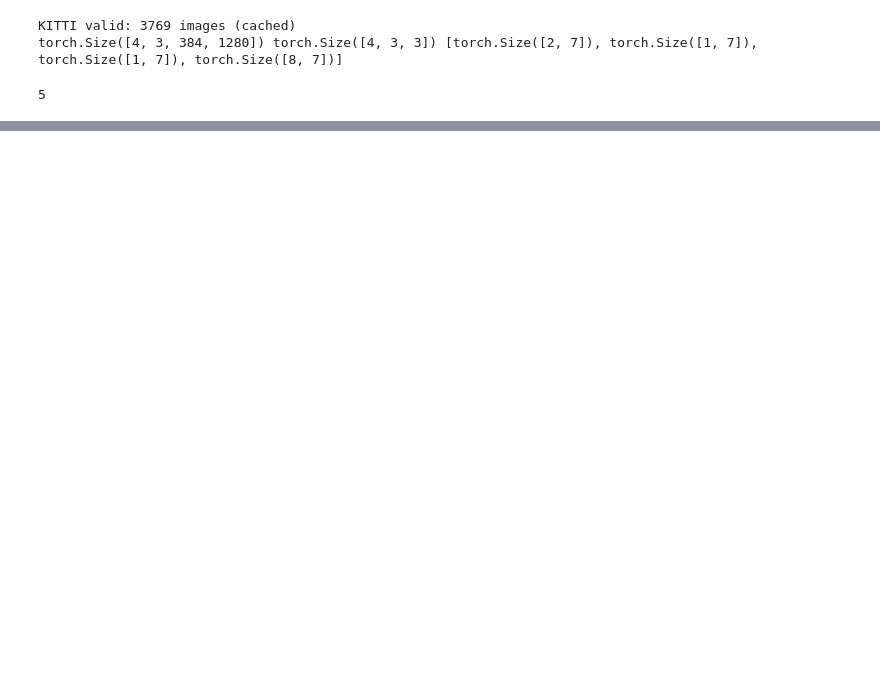
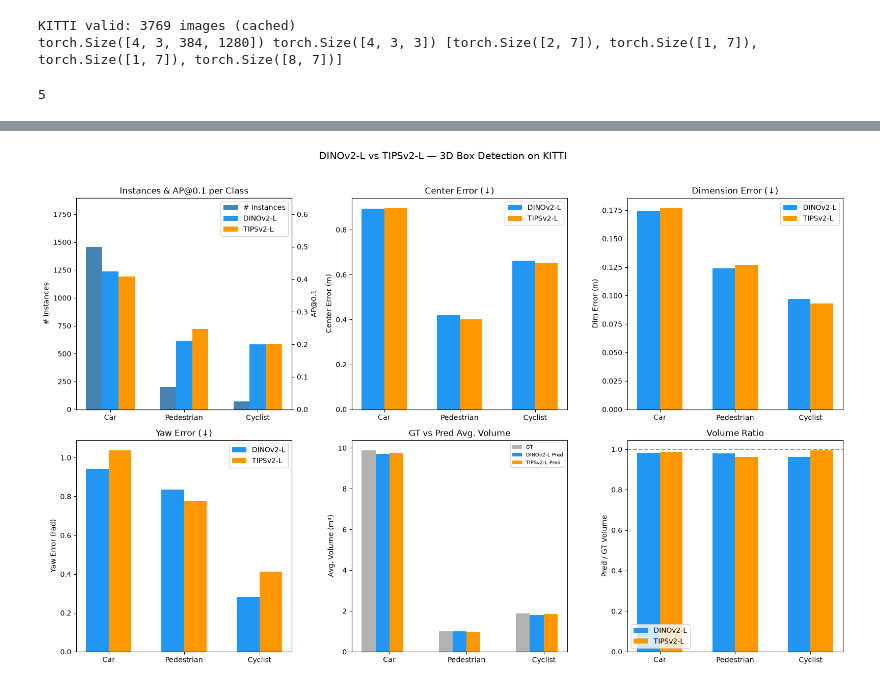
Before and after one commit to MlLearnerAkash/probe3d, a Jupyter notebook: notebooks/playground.ipynb, the cells around one changed output, grey strips where cells are left out. Cells and saved outputs as stored; diff of their text form; code cells hidden in the pictures; blank space fills up the shorter version.

```diff
--- a/notebooks/playground.ipynb
+++ b/notebooks/playground.ipynb
@@ -159,0 +336,99 @@ draw_boxes(image[0], gt, pred_boxes, K)
+# %%
+# --- DINOv2-L vs TIPSv2-L Comparison ---
+import numpy as np
+import matplotlib.pyplot as plt
+
+classes = ["Car", "Pedestrian", "Cyclist"]
+n_instances = [1459, 201, 70]  # same for both
+
+# DINOv2-L results (from run)
+dinov2 = {
+    "ap_01":      [0.424, 0.211, 0.200],
+    "center_err": [0.893, 0.420, 0.662],
+    "dim_err":    [0.174, 0.124, 0.097],
+    "yaw_err":    [0.941, 0.834, 0.281],
+    "gt_vol":     [9.89,  1.01,  1.87],
+    "pred_vol":   [9.70,  0.99,  1.80],
+}
+
+# TIPSv2-L results (from run)
+tipsv2 = {
+    "ap_01":      [0.408, 0.247, 0.201],
+    "center_err": [0.897, 0.402, 0.652],
+    "dim_err":    [0.177, 0.127, 0.093],
+    "yaw_err":    [1.038, 0.777, 0.411],
+    "gt_vol":     [9.89,  1.01,  1.87],
+    "pred_vol":   [9.75,  0.97,  1.86],
+}
+
+fig, axes = plt.subplots(2, 3, figsize=(16, 10))
+x = np.arange(len(classes))
+w = 0.22
+w2 = 0.30
+colors = ["#2196F3", "#FF9800"]  # blue=DINOv2, orange=TIPSv2
+
+# Row 1: AP@0.1 + Instances, Center Error, Dim Error
+# --- AP@0.1 + # Instances (dual axis) ---
+axes[0, 0].bar(x - w, n_instances, w, label="# Instances", color="steelblue", zorder=2)
+ax0t = axes[0, 0].twinx()
+ax0t.bar(x, dinov2["ap_01"], w, label="DINOv2-L", color=colors[0], zorder=2)
+ax0t.bar(x + w, tipsv2["ap_01"], w, label="TIPSv2-L", color=colors[1], zorder=2)
+axes[0, 0].set_xticks(x); axes[0, 0].set_xticklabels(classes)
+axes[0, 0].set_ylabel("# Instances"); ax0t.set_ylabel("AP@0.1")
+axes[0, 0].set_ylim(0, max(n_instances) * 1.3)
+ax0t.set_ylim(0, 0.65)
+h1, l1 = axes[0, 0].get_legend_handles_labels()
+h2, l2 = ax0t.get_legend_handles_labels()
+axes[0, 0].legend(h1 + h2, l1 + l2, loc="upper right")
+axes[0, 0].set_title("Instances & AP@0.1 per Class")
+
+# --- Center Error (lower is better) ---
+axes[0, 1].bar(x - w2/2, dinov2["center_err"], w2, label="DINOv2-L", color=colors[0])
+axes[0, 1].bar(x + w2/2, tipsv2["center_err"], w2, label="TIPSv2-L", color=colors[1])
+axes[0, 1].set_xticks(x); axes[0, 1].set_xticklabels(classes)
+axes[0, 1].set_ylabel("Center Error (m)"); axes[0, 1].set_title("Center Error (↓)")
+axes[0, 1].legend()
+
+# --- Dim Error (lower is better) ---
+axes[0, 2].bar(x - w2/2, dinov2["dim_err"], w2, label="DINOv2-L", color=colors[0])
+axes[0, 2].bar(x + w2/2, tipsv2["dim_err"], w2, label="TIPSv2-L", color=colors[1])
+axes[0, 2].set_xticks(x); axes[0, 2].set_xticklabels(classes)
+axes[0, 2].set_ylabel("Dim Error (m)"); axes[0, 2].set_title("Dimension Error (↓)")
+axes[0, 2].legend()
+
+# Row 2: Yaw Error, GT vs Pred Volume, Volume Ratio
+# --- Yaw Error (lower is better) ---
+axes[1, 0].bar(x - w2/2, dinov2["yaw_err"], w2, label="DINOv2-L", color=colors[0])
+axes[1, 0].bar(x + w2/2, tipsv2["yaw_err"], w2, label="TIPSv2-L", color=colors[1])
+axes[1, 0].set_xticks(x); axes[1, 0].set_xticklabels(classes)
+axes[1, 0].set_ylabel("Yaw Error (rad)"); axes[1, 0].set_title("Yaw Error (↓)")
+axes[1, 0].legend()
+
+# --- GT vs Pred Volume ---
+w3 = 0.18
+for i, cls in enumerate(classes):
+    axes[1, 1].bar(i - 1.5*w3, dinov2["gt_vol"][i], w3, color="gray", alpha=0.6,
+                   label="GT" if i == 0 else "")
+    axes[1, 1].bar(i - 0.5*w3, dinov2["pred_vol"][i], w3, color=colors[0],
+                   label="DINOv2-L Pred" if i == 0 else "")
+    axes[1, 1].bar(i + 0.5*w3, tipsv2["pred_vol"][i], w3, color=colors[1],
+                   label="TIPSv2-L Pred" if i == 0 else "")
+axes[1, 1].set_xticks(x); axes[1, 1].set_xticklabels(classes)
+axes[1, 1].set_ylabel("Avg. Volume (m³)"); axes[1, 1].set_title("GT vs Pred Avg. Volume")
+axes[1, 1].legend(fontsize=7)
+
+# --- Volume Ratio (Pred/GT) ---
+dinov2_ratio = [p/g for p, g in zip(dinov2["pred_vol"], dinov2["gt_vol"])]
+tipsv2_ratio = [p/g for p, g in zip(tipsv2["pred_vol"], tipsv2["gt_vol"])]
+axes[1, 2].bar(x - w2/2, dinov2_ratio, w2, label="DINOv2-L", color=colors[0])
+axes[1, 2].bar(x + w2/2, tipsv2_ratio, w2, label="TIPSv2-L", color=colors[1])
+axes[1, 2].axhline(1.0, color="black", linestyle="--", alpha=0.4)
+axes[1, 2].set_xticks(x); axes[1, 2].set_xticklabels(classes)
+axes[1, 2].set_ylabel("Pred / GT Volume"); axes[1, 2].set_title("Volume Ratio")
+axes[1, 2].legend()
+
+plt.suptitle("DINOv2-L vs TIPSv2-L — 3D Box Detection on KITTI", fontsize=14, y=1.02)
+plt.tight_layout()
+plt.show()
+# %% [output]
+[figure, added]
```
Also changed, not shown: parts of 9 cells of this notebook, 5 other files.
